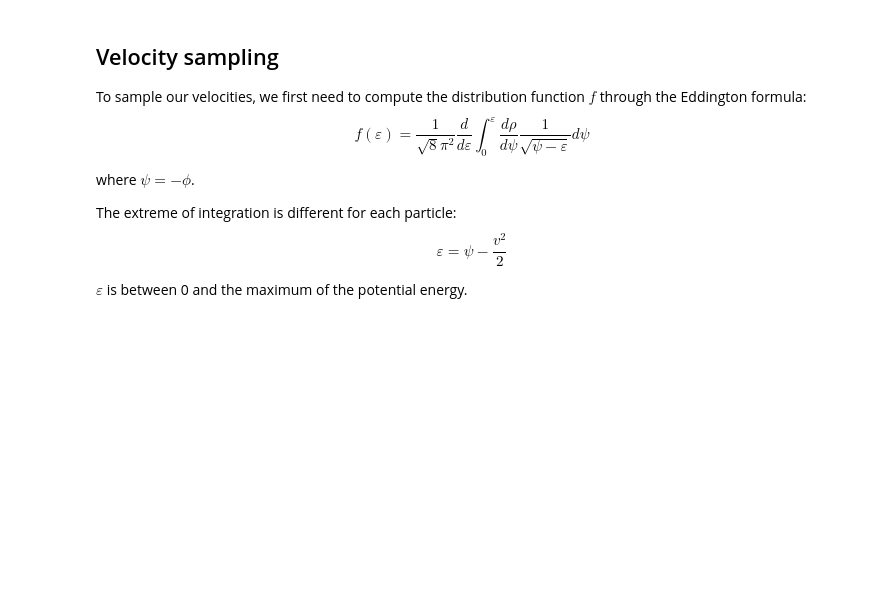
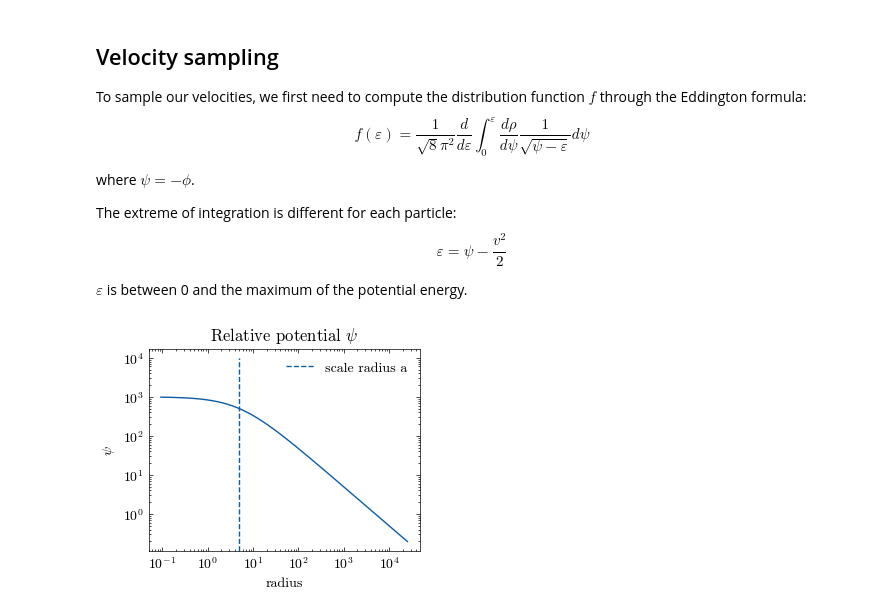
Before and after one commit to lisam10/stellar_systems_dynamics2024, a Jupyter notebook: final exercise/Hernquist.ipynb, the cells around one changed output. Cells and saved outputs as stored; diff of their text form; code cells hidden in the pictures; blank space fills up the shorter version.

```diff
--- a/final exercise/Hernquist.ipynb
+++ b/final exercise/Hernquist.ipynb
@@ -125,0 +112,15 @@ for i in range(n):
+# %%
+r_maxmin = radius_s[::-1]
+potential = - compute_pot (r_maxmin)
+#we have the potential of each particle, which also corresponds to their eps_max
+
+plt.plot(r_maxmin, potential)
+plt.title("Relative potential $\psi$")
+plt.ylabel("$\psi$")
+plt.xlabel("radius")
+plt.vlines(a, ymin = 0, ymax = 1e4, linestyle = "dashed", label = "scale radius a")
+plt.legend()
+plt.loglog()
+plt.show()
+# %% [output]
+[figure, added]
```
Also changed, not shown: parts of 10 cells of this notebook.
